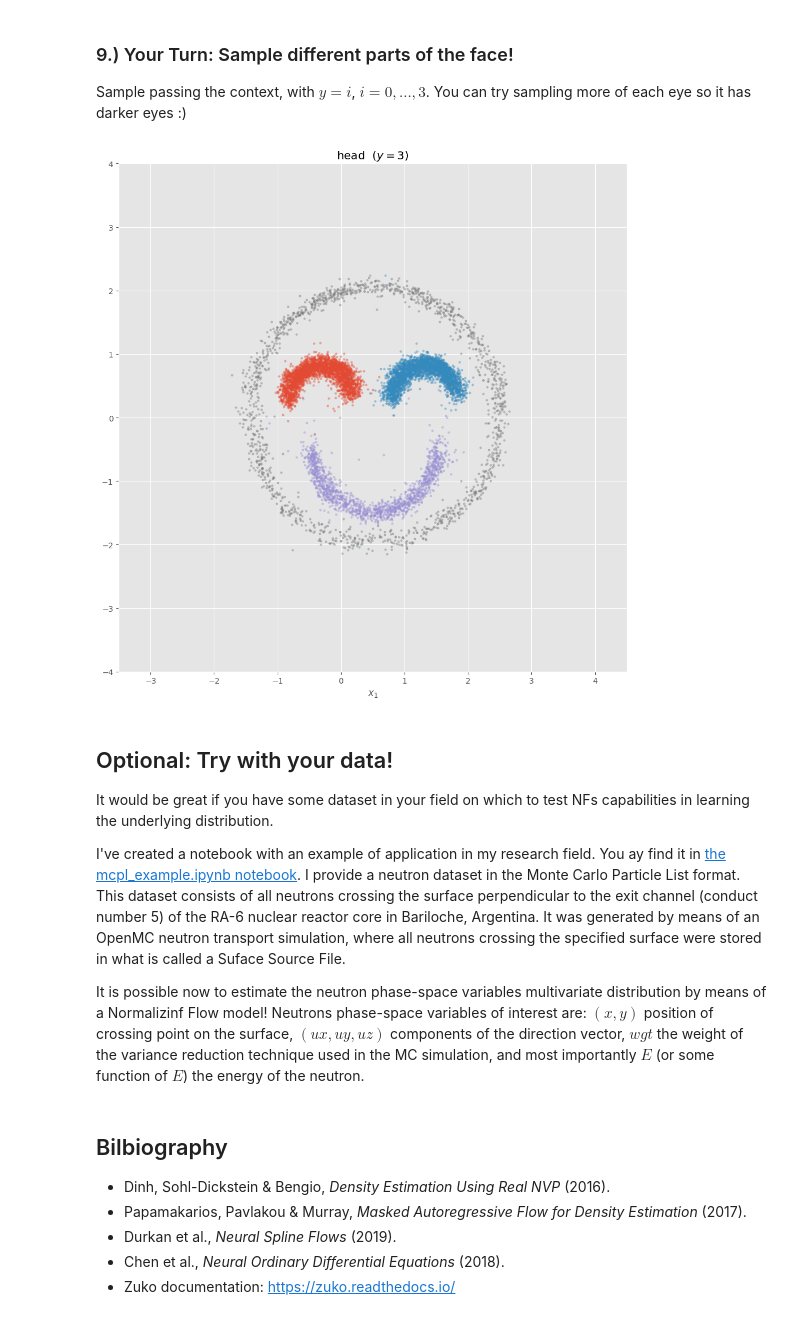
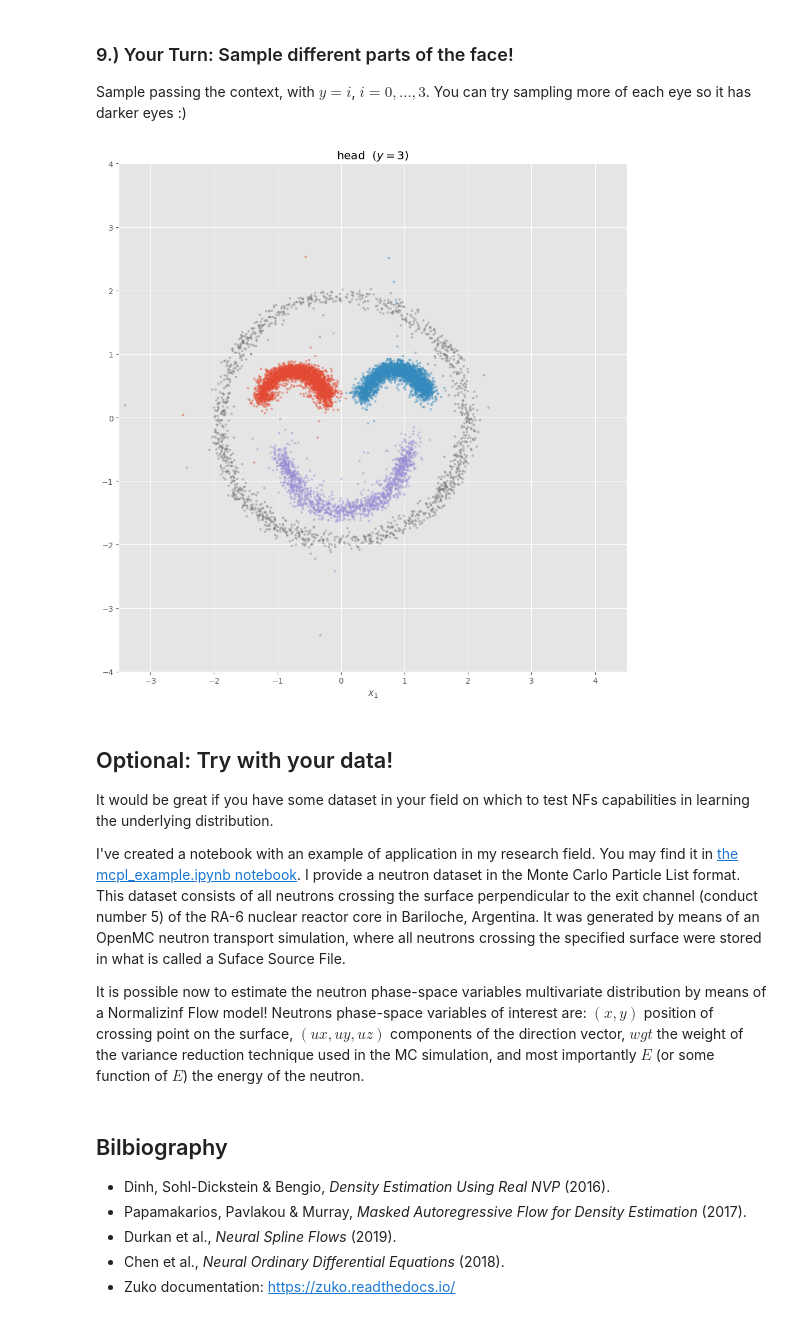
Before and after one commit to jorobledo/normalizing_flow_erum2026, a Jupyter notebook: normalizing_flows_hand-on_solution.ipynb, the cells around one changed output. Drawn from its saved outputs; the diff is of its cells as text; code cells hidden in the pictures.

```diff
--- a/normalizing_flows_hand-on_solution.ipynb
+++ b/normalizing_flows_hand-on_solution.ipynb
@@ -552,40 +552,36 @@ Sample passing the context, with $y=i$, $i=0,...,3$. You can try sampling more o
 # %%
 conditional.eval()
 moon_names = {0: "left eye", 1: "right eye", 2:"smile", 3:"head"}
 
 fig, ax = plt.subplots(1,1, figsize=(10, 10), sharex=True, sharey=True)
 # axes = axes.flatten()
 with torch.no_grad():
     # for ax, label in zip(axes, range(0,4)):
     for label in range(0,4):
         context = torch.tensor([[float(label)]], device=DEVICE)
         n_sample = 1500
         if label in [0,1]:
             n_sample = 3000
         samples = conditional(context).sample((n_sample,)).squeeze(1)
-        samples = samples * cond_std + cond_mean
 
         ax.scatter(samples[:, 0].cpu(), samples[:, 1].cpu(), s=6, alpha=.4)
         ax.set(
             title=f"{moon_names[label]}  ($y={label}$)",
             xlabel="$x_1$",
             aspect="equal",
         )
         plt.xlim(-3.5,4.5)
         plt.ylim(-4,4)
 
-axes[0].set_ylabel("$x_2$")
-axes[2].set_ylabel("$x_2$")
-
 plt.tight_layout();
 # %% [output]
-[figure, old version]
+[figure, new version]
 # %% [markdown]
 ## Optional: Try with your data!
 
 It would be great if you have some dataset in your field on which to test NFs capabilities in learning the underlying distribution.
 
-I've created a notebook with an example of application in my research field. You ay find it in [the mcpl_example.ipynb notebook](./mcpl_example.ipynb). I provide a neutron dataset in the Monte Carlo Particle List format. This dataset consists of all neutrons crossing the surface perpendicular to the exit channel (conduct number 5) of the RA-6 nuclear reactor core in Bariloche, Argentina. It was generated by means of an OpenMC neutron transport simulation, where all neutrons crossing the specified surface were stored in what is called a Suface Source File.
+I've created a notebook with an example of application in my research field. You may find it in [the mcpl_example.ipynb notebook](./mcpl_example.ipynb). I provide a neutron dataset in the Monte Carlo Particle List format. This dataset consists of all neutrons crossing the surface perpendicular to the exit channel (conduct number 5) of the RA-6 nuclear reactor core in Bariloche, Argentina. It was generated by means of an OpenMC neutron transport simulation, where all neutrons crossing the specified surface were stored in what is called a Suface Source File.
 
 It is possible now to estimate the neutron phase-space variables multivariate distribution by means of a Normalizinf Flow model! Neutrons phase-space variables of interest are: $(x,y)$ position of crossing point on the surface, $(ux, uy, uz)$ components of the direction vector, $wgt$ the weight of the variance reduction technique used in the MC simulation, and most importantly $E$ (or some function of $E$) the energy of the neutron.
 # %% [markdown]
```
Also changed, not shown: parts of 12 cells of this notebook, 2 other files.
